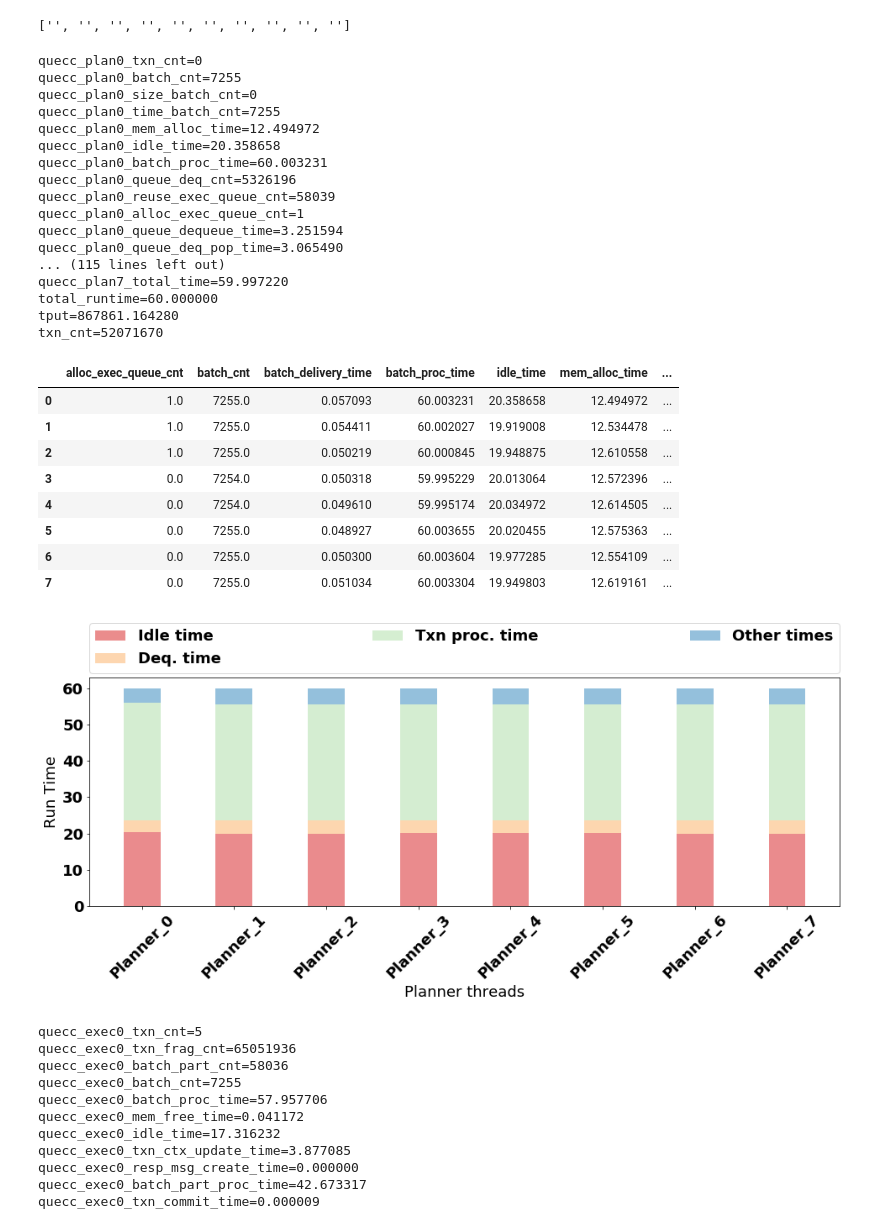
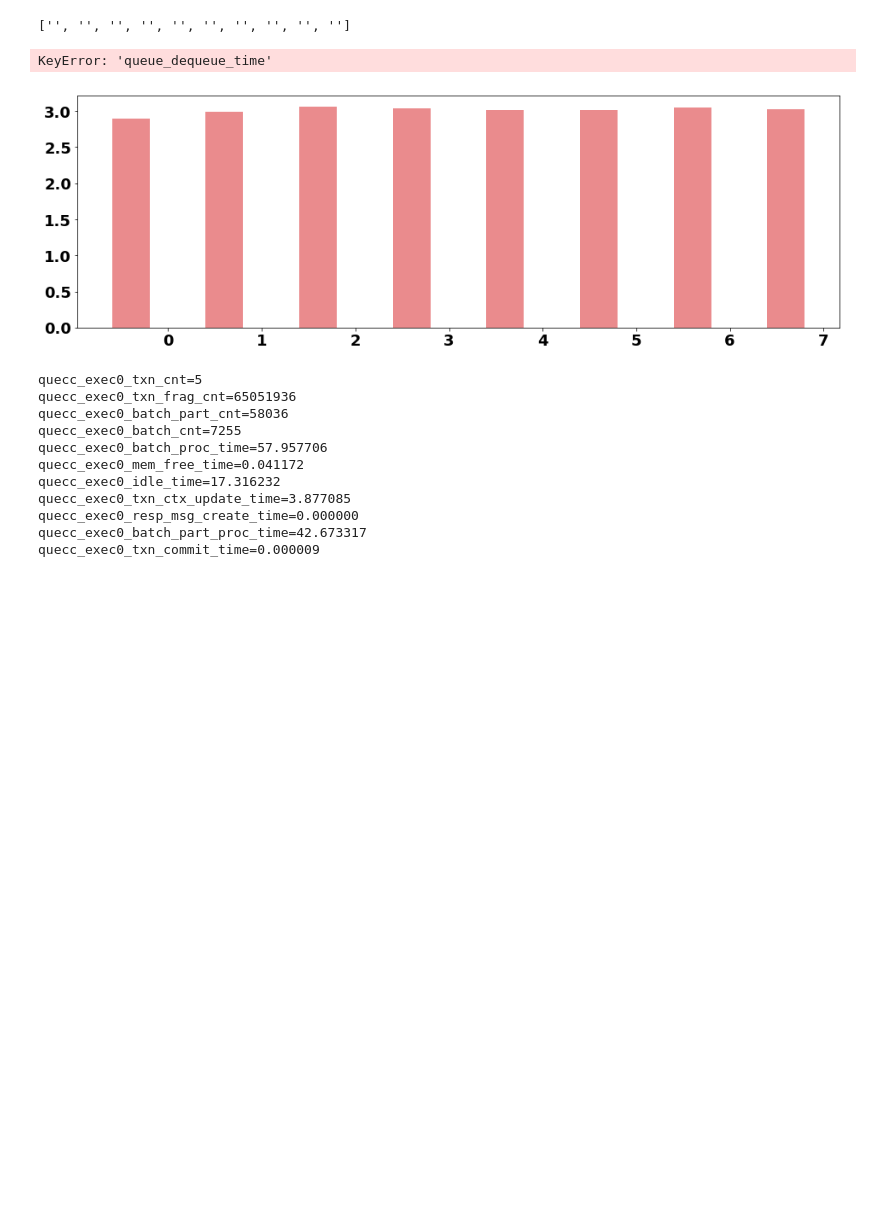
Before and after one commit to qadahtm/deneva, a Jupyter notebook: pynb/QueCC.ipynb, the cells around one changed output. Cells and saved outputs as stored; diff of their text form; code cells hidden in the pictures; blank space fills up the shorter version.

```diff
--- a/pynb/QueCC.ipynb
+++ b/pynb/QueCC.ipynb
@@ -510,12 +544,14 @@ grouped
 # grouped = df.groupby(['cc_alg','zipf_theta', 'worker_cnt', 'pt_perc','commit_strategy', 'pt_cnt', 'et_cnt']).tput.agg(['count', 'min', 'max', 'mean'])
 pd.options.display.float_format = '{:,.2f}'.format
 # agg_req_fixed = {'total_tput':'mean', 'et_tput':'mean', 'pt_tput':'mean', 'total_time':'mean', 'pt_time':'mean', 'et_time':'mean'}
-agg_req_fixed = {'et_tput':'mean','pt_tput':'mean','virt_mem_usage':'mean'}
+# agg_req_fixed = {'et_tput':'mean','pt_tput':'mean','virt_mem_usage':'mean'}
+agg_req_fixed = {'pt_tput':'mean','virt_mem_usage':'mean'}
 agg_req = agg_req_fixed
 # grouped = df.groupby(['cc_alg','zipf_theta', 'worker_cnt', 'pt_perc','commit_strategy', 'pt_cnt', 'et_cnt']).agg(agg_req)
-grouped = df.groupby(['et_cnt']).agg(agg_req)
+# grouped = df.groupby(['et_cnt', 'pt_cnt']).agg(agg_req)
+grouped = df.groupby(['pt_cnt']).agg(agg_req)
 # grouped = df.groupby(['et_cnt']).agg(agg_req)
 # grouped['pt_tput'].plot()
-grouped['et_tput'].plot()
+grouped['pt_tput'].plot()
 grouped
 # %% [output]
@@ -559,7 +604,7 @@ for t in ztheta:
         ll = a
 #         print(ll)
         line_labels.append(ll)
-        yvals = list(grouped.loc[a,t]['mean'])
+        yvals = list(grouped.loc[a,t]['tput'])
         yvals_s = list( map(lambda x : x/us, yvals))
         xvals = list(grouped.loc[a,t].index)
 #         print(yvals)
@@ -748,7 +794,7 @@ ax.set_xlabel('Workers Count')
 [figure]
 # %%
 directory = "/Users/qadahtm/Dev/halstead/results/quecc2"
-
+directory = "/Users/qadahtm/Dev/halstead/deneva_project/deneva/exp_results/normal_mode_withdb_simple_eagersplit_ptet"
 def view_planner_from_file(_fname):
     res = {}
     with open(_fname,'r') as of:
@@ -758,7 +804,7 @@ def view_planner_from_file(_fname):
             if m:
                 sline = m.group(2).split(',')
                 for i, a in enumerate(sline):
-                    mq = re.search('quecc\_plan(\d+)\_(\w+)=(\d+\.?\d*)', a)
+                    mq = re.search('quecc\_plan(\d+)\_(\w+)=(-?\d+\.?\d*)', a)
                     if mq:
                         row = [mq.group(1), mq.group(2), mq.group(3)]
                         key = mq.group(2)
@@ -767,16 +813,18 @@ def view_planner_from_file(_fname):
                         else:
                             res[mq.group(2)] =[float(mq.group(3))]
 #                         print(row)
-                        print(a)
-                print(sline[0])
-                print(sline[1])
-                print(sline[2])
+#                         print(a)
+#                 print(sline[0])
+#                 print(sline[1])
+#                 print(sline[2])
 #     print(res)
     return res;
 # fname = 'quecc_8p_8w_100mpr_16Mrec_s_t1.txt'
 # fname = 'quecc_12p_4w_100mpr_16Mrec_s_t1.txt'
 # fname = 'quecc_12p_4w_500Ktif_16Mrec_s_t1.txt'
+
 fname = 'quecc_8p_8w_1Mtif_16Mrec_s_t1.txt'
+fname = 'AFTERBATCHCOMP_pt8_et8_50_QUECC_s_t1_1_40.txt'
 time_data = view_planner_from_file(directory+"/"+fname)
 df = pd.DataFrame(time_data)
 # df['idle_time']
@@ -1050,38 +1078,13 @@ def plot_exec_times(df):
 # %% [output]
 ['', '', '', '', '', '', '', '', '', '']
 # %%
-directory = '/Users/qadahtm/Dev/halstead/results/quecc_aws'
-df = pd.DataFrame(view_planner_from_file(directory+"/QUECC_s_t0_7.txt"))
+# directory = '/Users/qadahtm/Dev/halstead/results/quecc_aws'
+# df = pd.DataFrame(view_planner_from_file(directory+"/QUECC_s_t0_7.txt"))
 plot_planner_times(df)
 df
 # %% [output]
-quecc_plan0_txn_cnt=0
-quecc_plan0_batch_cnt=7255
-quecc_plan0_size_batch_cnt=0
-quecc_plan0_time_batch_cnt=7255
-quecc_plan0_mem_alloc_time=12.494972
-quecc_plan0_idle_time=20.358658
-quecc_plan0_batch_proc_time=60.003231
-quecc_plan0_queue_deq_cnt=5326196
-quecc_plan0_reuse_exec_queue_cnt=58039
-quecc_plan0_alloc_exec_queue_cnt=1
-quecc_plan0_queue_dequeue_time=3.251594
-quecc_plan0_queue_deq_pop_time=3.065490
-... (115 lines left out)
-quecc_plan7_total_time=59.997220
-total_runtime=60.000000
-tput=867861.164280
-txn_cnt=52071670
+KeyError: 'queue_dequeue_time'
-|  | alloc_exec_queue_cnt | batch_cnt | batch_delivery_time | batch_proc_time | idle_time | mem_alloc_time | ... |
-| 0 | 1.0 | 7255.0 | 0.057093 | 60.003231 | 20.358658 | 12.494972 | ... |
-| 1 | 1.0 | 7255.0 | 0.054411 | 60.002027 | 19.919008 | 12.534478 | ... |
-| 2 | 1.0 | 7255.0 | 0.050219 | 60.000845 | 19.948875 | 12.610558 | ... |
-| 3 | 0.0 | 7254.0 | 0.050318 | 59.995229 | 20.013064 | 12.572396 | ... |
-| 4 | 0.0 | 7254.0 | 0.049610 | 59.995174 | 20.034972 | 12.614505 | ... |
-| 5 | 0.0 | 7255.0 | 0.048927 | 60.003655 | 20.020455 | 12.575363 | ... |
-| 6 | 0.0 | 7255.0 | 0.050300 | 60.003604 | 19.977285 | 12.554109 | ... |
-| 7 | 0.0 | 7255.0 | 0.051034 | 60.003304 | 19.949803 | 12.619161 | ... |
-[figure, old version]
+[figure, new version]
 # %%
 directory = '/Users/qadahtm/Dev/halstead/results/quecc_aws'
 df = pd.DataFrame(view_exec_from_file(directory+"/QUECC_s_t0_7.txt"))
```
Also changed, not shown: parts of 12 cells of this notebook, 13 other files.
